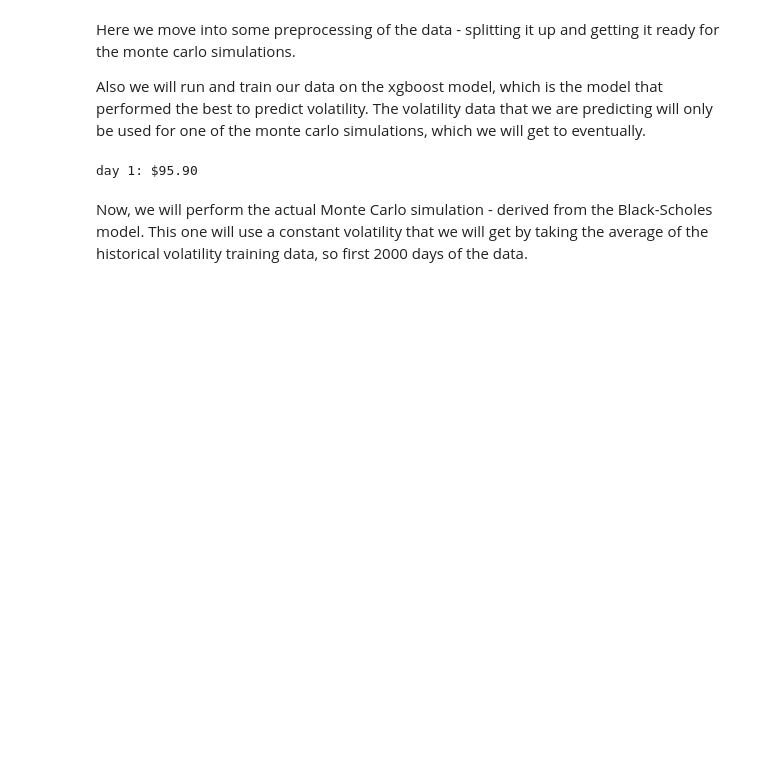
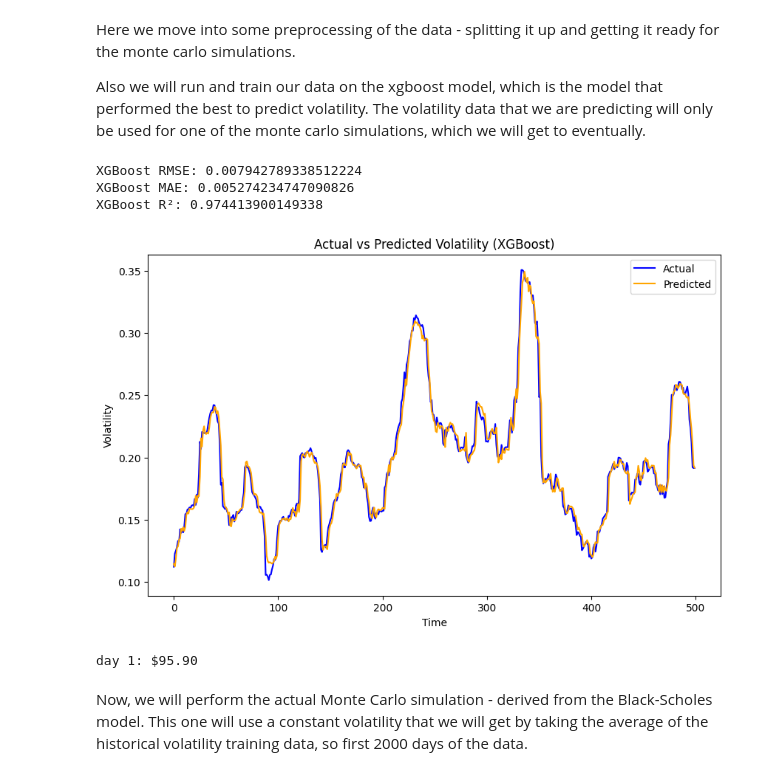
Before and after one commit to jjklug/Finance-and-Machine-Learning, a Jupyter notebook: MonteCarlo.ipynb, the cells around one changed output. Cells and saved outputs as stored; diff of their text form; code cells hidden in the pictures; blank space fills up the shorter version.

```diff
--- a/MonteCarlo.ipynb
+++ b/MonteCarlo.ipynb
@@ -58,6 +63,8 @@ The volatility data that we are predicting will only be used for one of the mont
 # finally we will need the data we predicted based off the xgboost model, which we will import in
 #so to do this we will need to repeat our creation of the xgboost model along with the preprocessing we did to the data before we ran the model
 #Starting off with the lagged features function which shifts the data by a certain number of days
+
+##print(avg_volatility)
 def create_lagged_features(data, lag=30):
     df = pd.DataFrame(data, columns=['volatility'])
     for i in range(1, lag+1):
@@ -73,7 +80,6 @@ y = data['volatility'].values
 
 #split into train and test sets
 X_train, X_test, y_train, y_test = train_test_split(X, y, test_size=0.2, random_state=42, shuffle=False)
-
 #scale features
 scaler = MinMaxScaler()
 X_train = scaler.fit_transform(X_train)
@@ -91,34 +97,40 @@ xgb_model = xgb.XGBRegressor(
 )
 #train the model
 xgb_model.fit(X_train, y_train)
 #make predictions
 xgb_predictions = xgb_model.predict(X_test)
 
 def xgb_visualize():
     #start with metrics
     rmse = np.sqrt(mean_squared_error(y_test, xgb_predictions))
     mae = mean_absolute_error(y_test, xgb_predictions)
     r2 = r2_score(y_test, xgb_predictions)
     print(f"XGBoost RMSE: {rmse}")
     print(f"XGBoost MAE: {mae}")
     print(f"XGBoost R²: {r2}")
 
     #now plot actual v predicted
     plt.figure(figsize=(10, 6))
     plt.plot(y_test, label='Actual', color='blue')
     plt.plot(xgb_predictions, label='Predicted', color='orange')
     plt.title('Actual vs Predicted Volatility (XGBoost)')
     plt.xlabel('Time')
     plt.ylabel('Volatility')
     plt.legend()
     plt.show()
+
 #if we want to see the xgbmodel we can uncomment the below function call - to check if the model is working properly
-#xgb_visualize()
+xgb_visualize()
 
 #so our data we will use from here is:
 # 1st element of stockgrp on day 1998(1st day of test set) will be the stock price
 # the average of y_train will be sigma or our constant volatility
 # for the enhanced bs model we will need the predicted data to plug into the volatility
+# %% [output]
+XGBoost RMSE: 0.007942789338512224
+XGBoost MAE: 0.005274234747090826
+XGBoost R²: 0.974413900149338
+[figure, added]
 # %%
 #stock price param will be the same for every simulation
 stock_price = np.mean(stockgrp.iloc[2047])  #day 1 price of our stock's averaged
```
Also changed, not shown: parts of 14 cells of this notebook.
